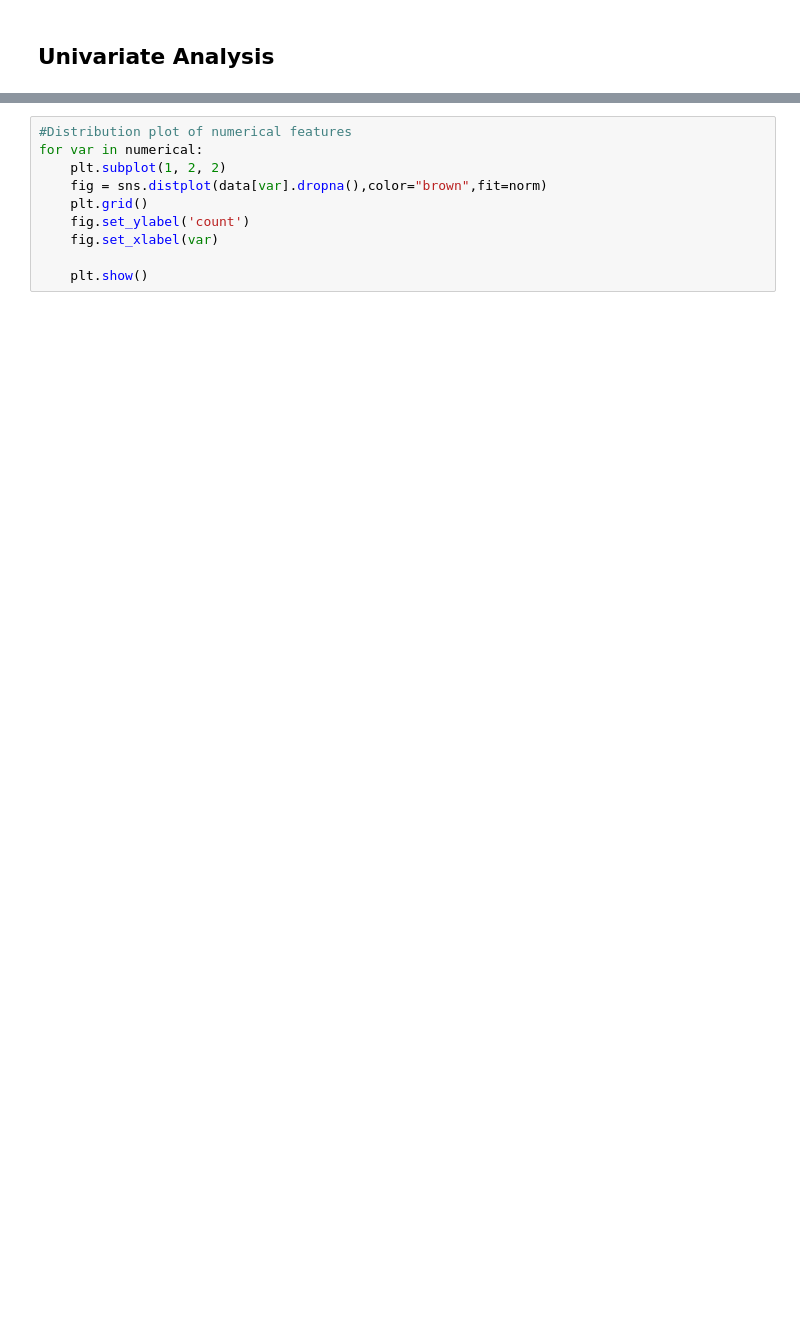
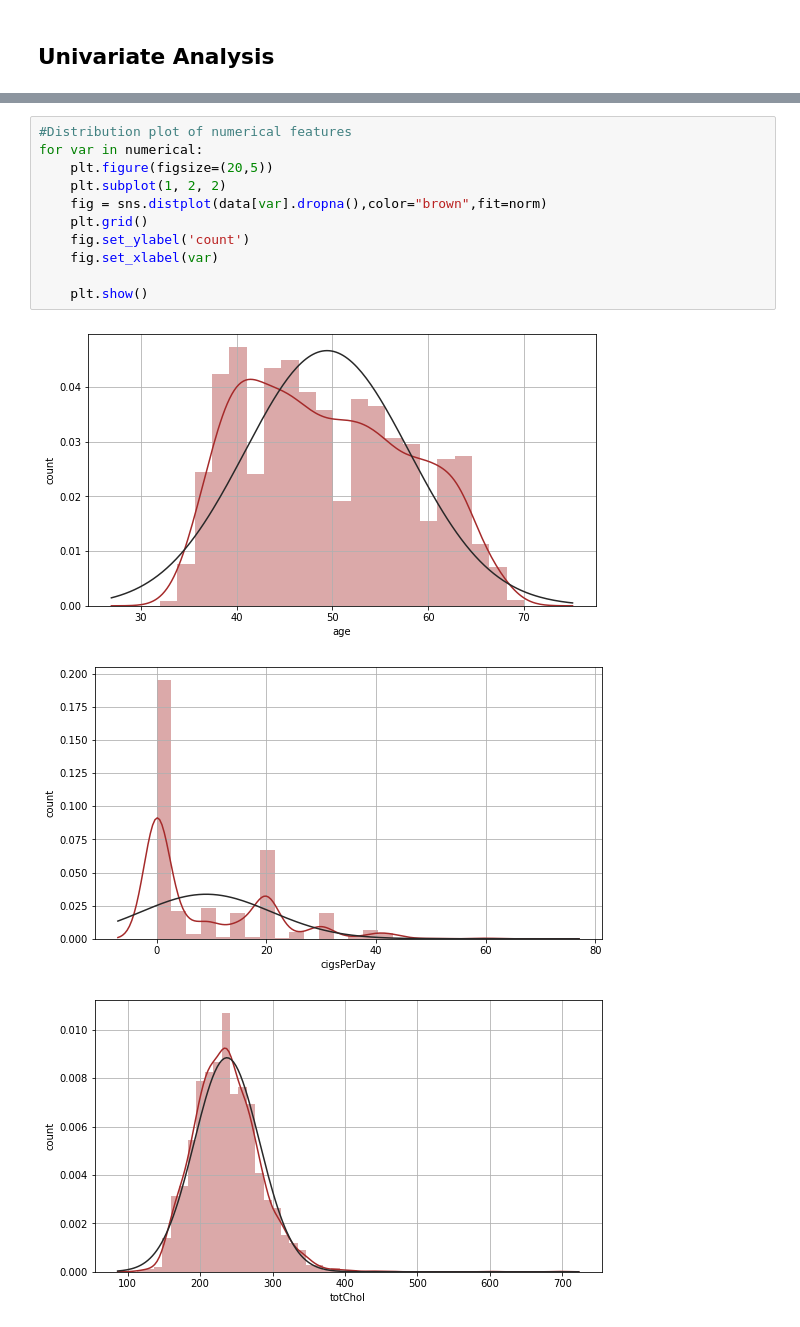
Before and after one commit to saurabhshinkar/CRP, a Jupyter notebook: Cardiovascular_Risk_prediction_Saurabh_Shinkar.ipynb, the cells around one changed output, grey strips where cells are left out. Cells and saved outputs as stored; diff of their text form; blank space fills up the shorter version.

```diff
--- a/Cardiovascular_Risk_prediction_Saurabh_Shinkar.ipynb
+++ b/Cardiovascular_Risk_prediction_Saurabh_Shinkar.ipynb
@@ -238,10 +343,15 @@ plt.grid()
 # %%
 #Distribution plot of numerical features
 for var in numerical:
+    plt.figure(figsize=(20,5))
     plt.subplot(1, 2, 2)
     fig = sns.distplot(data[var].dropna(),color="brown",fit=norm)
     plt.grid()
     fig.set_ylabel('count')
     fig.set_xlabel(var)
 
     plt.show()
+# %% [output]
+[figure, added]
+[figure, added]
+[figure, added]
```
Also changed, not shown: parts of 37 cells of this notebook.
